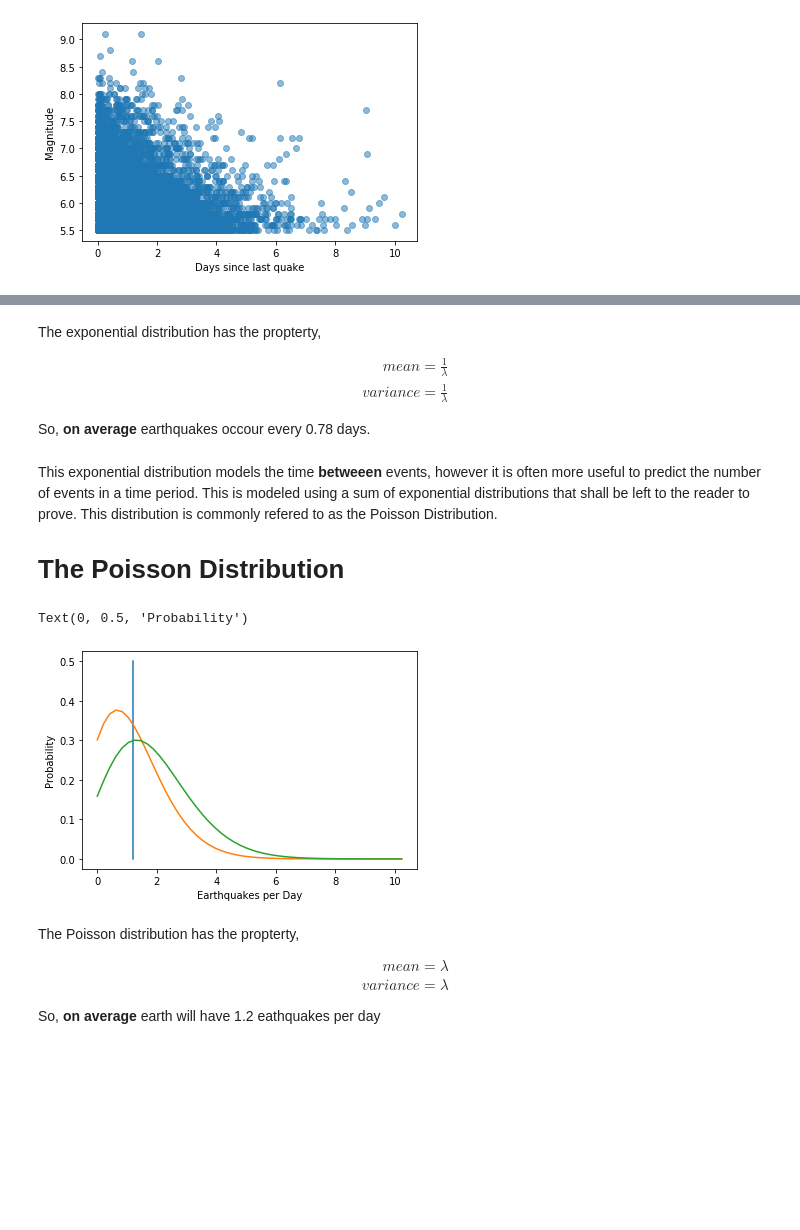
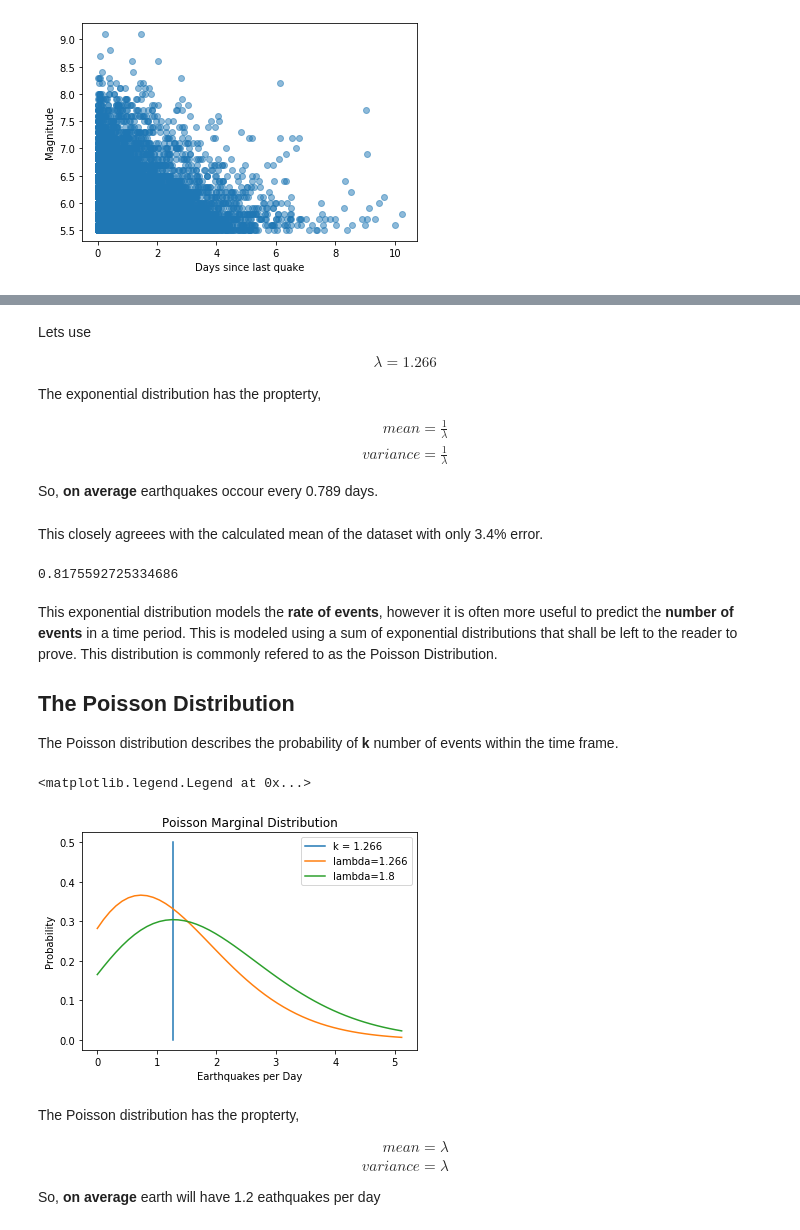
Before and after one commit to royceschultz/Data-Analysis, a Jupyter notebook: Earthquake.ipynb, the cells around one changed output, grey strips where cells are left out. Cells and saved outputs as stored; diff of their text form; code cells hidden in the pictures; blank space fills up the shorter version.

Commit message:
Labels graphs, better flow,  begins conclusion

```diff
--- a/Earthquake.ipynb
+++ b/Earthquake.ipynb
@@ -33,13 +23,13 @@ df = df[df.Type.isin(['Earthquake'])] # removes explosions and rock bursts
 df['Datetime'] = pd.to_datetime(df.Date +' '+ df.Time)
 df['Year'] = df['Datetime'].map(lambda x: x.year)
 
-df['Rounded_Magnitude'] = np.floor(df.Magnitude)
+df['Rounded_Magnitude'] = np.floor(df.Magnitude * 2) / 2 #scaling rounds to the nearest half instad of whole number.
 
 df['Last_Quake'] = df.Datetime.diff()
 df = df[df['Last_Quake'].notna()]
 df['Last_Quake_sec'] = df['Last_Quake'].map(lambda x: x.total_seconds()) # Last Quake (s)
 
-df.reset_index(drop=True)
+df.reset_index(drop=True, inplace=True)
 
 df.head()
 # %% [output]
@@ -133,4 +147,9 @@ plt.show()
 # %% [markdown]
+Lets use
+\begin{align}
+\lambda = 1.266
+\end{align}
+
 The exponential distribution has the propterty,
 
 \begin{align}
@@ -138,32 +157,41 @@ mean = \frac{1}{\lambda} \\
 variance = \frac{1}{\lambda}
 \end{align}
 
-So, **on average** earthquakes occour every 0.78 days.
+So, **on average** earthquakes occour every 0.789 days.
+# %% [markdown]
+This closely agreees with the calculated mean of the dataset with only 3.4% error.
+# %%
+(df.Last_Quake_sec/(24*60*60)).mean() # Calculated mean
+# %% [output]
+0.8175592725334686
 # %% [markdown]
-This exponential distribution models the time **betweeen** events, however it is often more useful to predict the number of events in a time period. This is modeled using a sum of exponential distributions that shall be left to the reader to prove. This distribution is commonly refered to as the Poisson Distribution.
+This exponential distribution models the **rate of events**, however it is often more useful to predict the **number of events** in a time period. This is modeled using a sum of exponential distributions that shall be left to the reader to prove. This distribution is commonly refered to as the Poisson Distribution.
 
-# The Poisson Distribution
+## The Poisson Distribution
+The Poisson distribution describes the probability of **k** number of events within the time frame.
 # %%
-def pois_marginal_density(x,lamb):
-    a = lamb**x
+def pois_marginal_density(k,lamb):
+    a = lamb**k
     b = np.exp(-lamb)
-    c = np.zeros(len(x))
-    c = gamma(x+1)
+    c = np.zeros(len(k))
+    c = gamma(k+1)
     return (a * b) / c
 # %%
-lamb = 1.2
-x = np.linspace(0,max_x)
-plt.plot([lamb,lamb],[0,.5]) # Mark mean
-plt.plot(x,pois_marginal_density(x,lamb))
+lamb = 1.266
+x = np.linspace(0,.5*max_x)
+plt.plot([lamb,lamb],[0,.5], label='k = 1.266') # Mark mean
+plt.plot(x,pois_marginal_density(x,lamb),label = 'lambda=1.266')
 
-lamb = 1.84
-plt.plot(x,pois_marginal_density(x,lamb))
+lamb = 1.8
+plt.plot(x,pois_marginal_density(x,lamb),label='lambda=1.8')
 
+plt.title('Poisson Marginal Distribution')
 plt.xlabel('Earthquakes per Day')
 plt.ylabel('Probability')
+plt.legend()
 # %% [output]
-Text(0, 0.5, 'Probability')
+<matplotlib.legend.Legend at 0x...>
-[figure, old version]
+[figure, new version]
 # %% [markdown]
 The Poisson distribution has the propterty,
 
```
Also changed, not shown: parts of 25 cells of this notebook, 1 other file.
